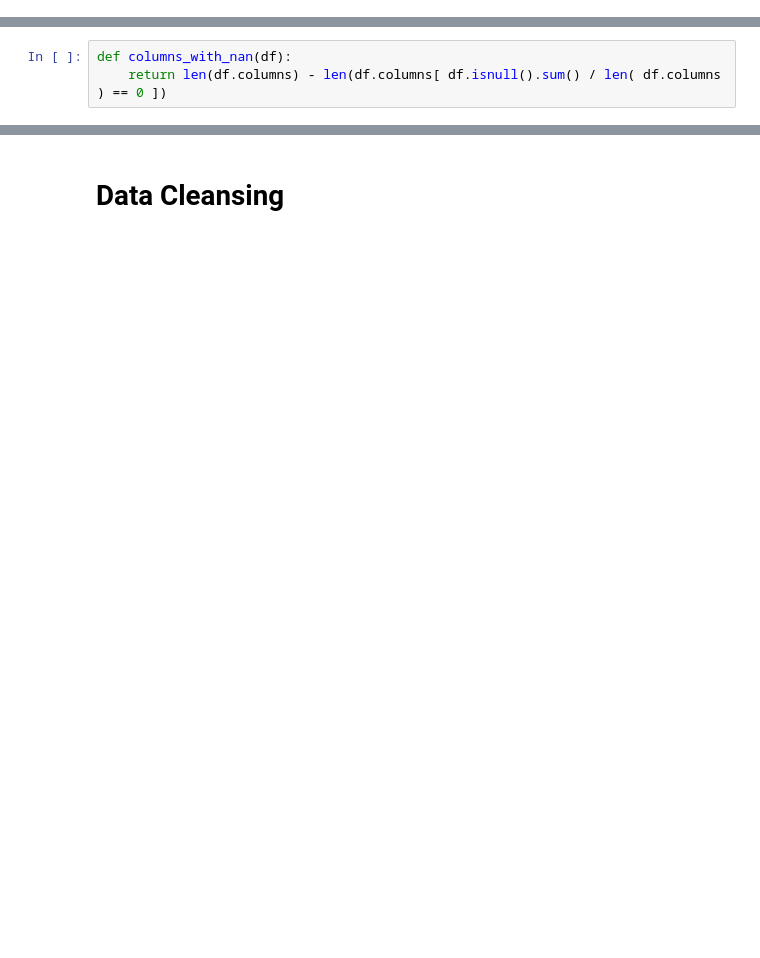
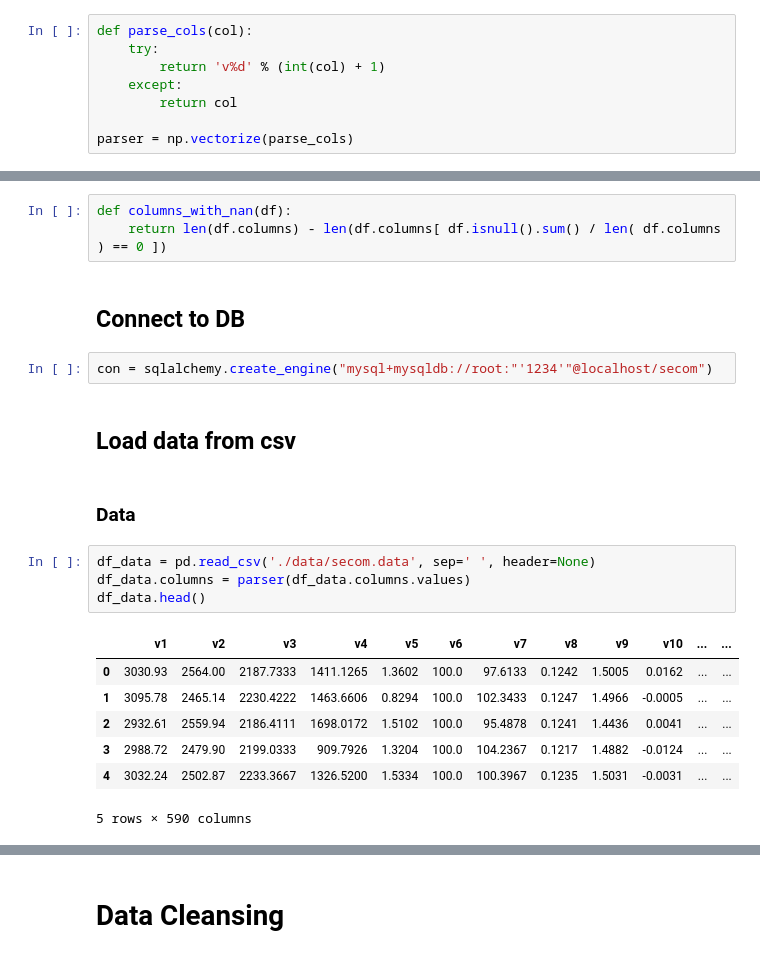
Before and after one commit to mvanegas10/Manufacturing-Process, a Jupyter notebook: CalidadDatos/Preprocessing.ipynb, the cells around one changed output, grey strips where cells are left out. Saved outputs shown, nothing was run; the diff lists cells and outputs as text; blank space fills up the shorter version.

```diff
--- a/CalidadDatos/Preprocessing.ipynb
+++ b/CalidadDatos/Preprocessing.ipynb
@@ -19,2 +9,10 @@ df_data.head()
+# %%
+def parse_cols(col):
+    try:
+        return 'v%d' % (int(col) + 1)
+    except:
+        return col
+
+parser = np.vectorize(parse_cols)
 # %%
 def row_completeness(df):
@@ -25,3 +23,23 @@ def column_completeness(df):
 # %%
 def columns_with_nan(df):
     return len(df.columns) - len(df.columns[ df.isnull().sum() / len( df.columns ) == 0 ])
+# %% [markdown]
+## Connect to DB
+# %%
+con = sqlalchemy.create_engine("mysql+mysqldb://root:"'1234'"@localhost/secom")
+# %% [markdown]
+## Load data from csv
+# %% [markdown]
+### Data
+# %%
+df_data = pd.read_csv('./data/secom.data', sep=' ', header=None)
+df_data.columns = parser(df_data.columns.values)
+df_data.head()
+# %% [output]
+|  | v1 | v2 | v3 | v4 | v5 | v6 | v7 | v8 | v9 | v10 | ... | ... |
+| 0 | 3030.93 | 2564.00 | 2187.7333 | 1411.1265 | 1.3602 | 100.0 | 97.6133 | 0.1242 | 1.5005 | 0.0162 | ... | ... |
+| 1 | 3095.78 | 2465.14 | 2230.4222 | 1463.6606 | 0.8294 | 100.0 | 102.3433 | 0.1247 | 1.4966 | -0.0005 | ... | ... |
+| 2 | 2932.61 | 2559.94 | 2186.4111 | 1698.0172 | 1.5102 | 100.0 | 95.4878 | 0.1241 | 1.4436 | 0.0041 | ... | ... |
+| 3 | 2988.72 | 2479.90 | 2199.0333 | 909.7926 | 1.3204 | 100.0 | 104.2367 | 0.1217 | 1.4882 | -0.0124 | ... | ... |
+| 4 | 3032.24 | 2502.87 | 2233.3667 | 1326.5200 | 1.5334 | 100.0 | 100.3967 | 0.1235 | 1.5031 | -0.0031 | ... | ... |
+5 rows × 590 columns
```
Also changed, not shown: parts of 21 cells of this notebook, 1 other file.
